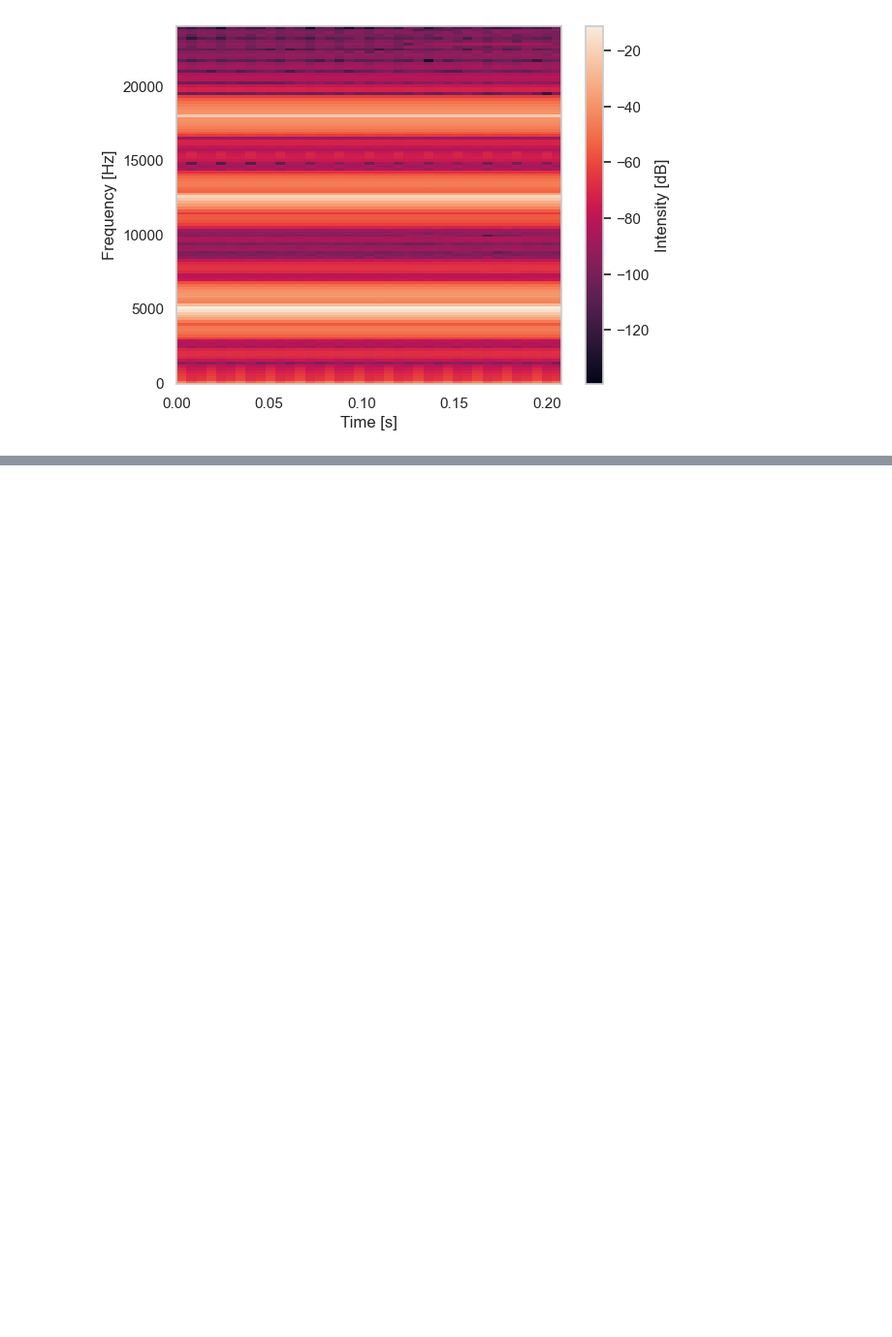
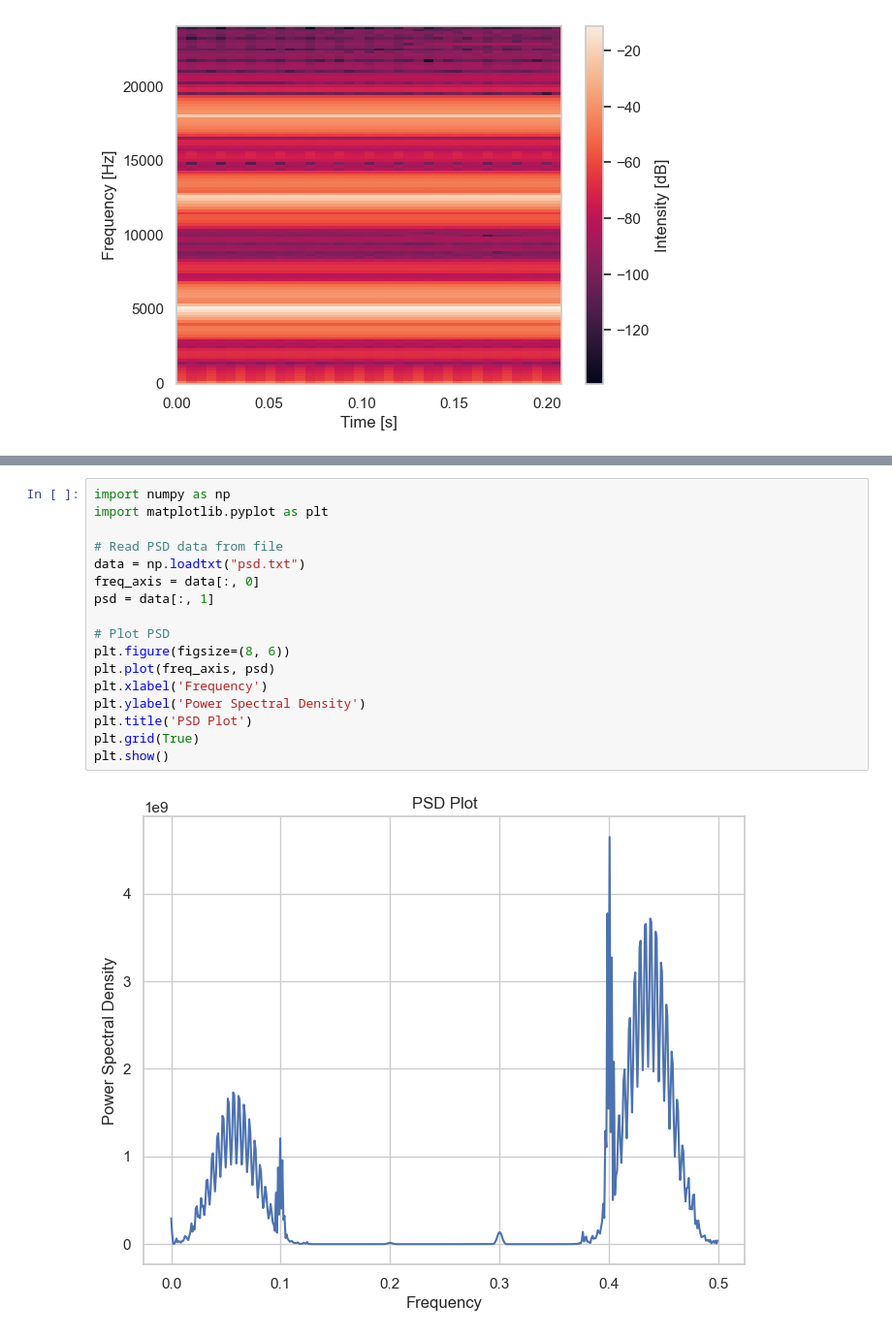
Before and after one commit to hissain/dsp-spectrogram, a Jupyter notebook: python/spectrogram.ipynb, the cells around one changed output, grey strips where cells are left out. Shown at 97% size. Saved outputs shown, nothing was run; the diff lists cells and outputs as text; blank space fills up the shorter version.

```diff
--- a/python/spectrogram.ipynb
+++ b/python/spectrogram.ipynb
@@ -69,0 +75,19 @@ plt.show()
+# %%
+import numpy as np
+import matplotlib.pyplot as plt
+
+# Read PSD data from file
+data = np.loadtxt("psd.txt")
+freq_axis = data[:, 0]
+psd = data[:, 1]
+
+# Plot PSD
+plt.figure(figsize=(8, 6))
+plt.plot(freq_axis, psd)
+plt.xlabel('Frequency')
+plt.ylabel('Power Spectral Density')
+plt.title('PSD Plot')
+plt.grid(True)
+plt.show()
+# %% [output]
+[figure, added]
```
Also changed, not shown: parts of 1 cell of this notebook, 4 other files.
